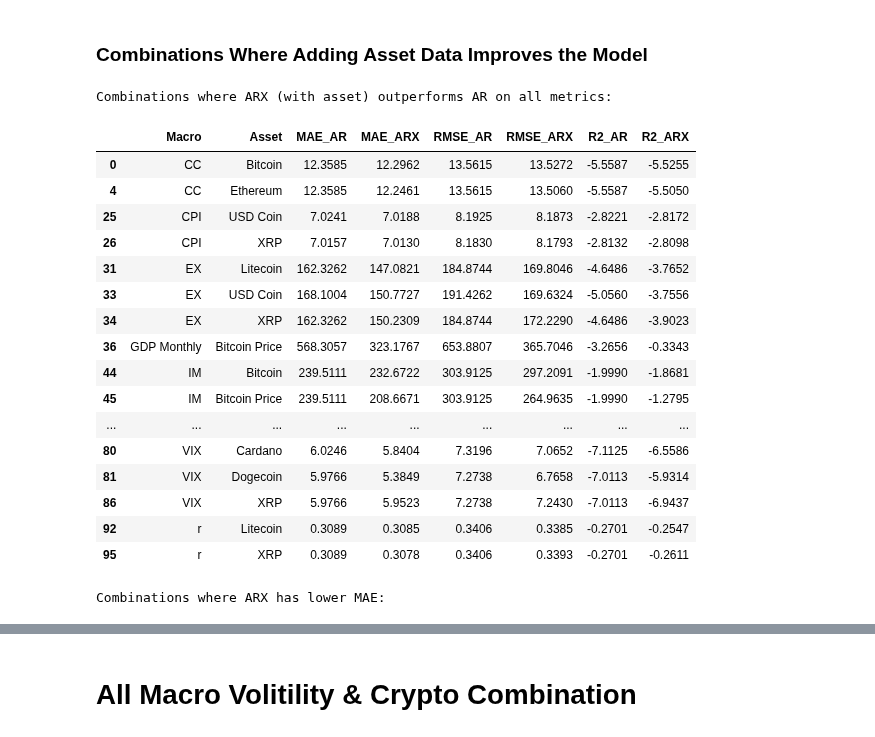
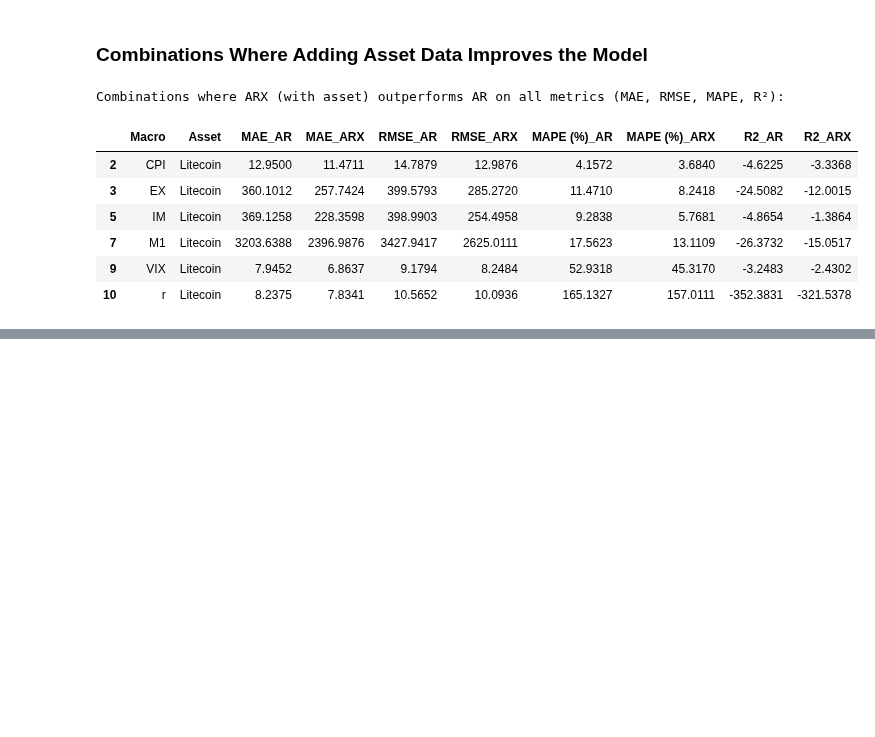
Before and after one commit to tianyishen701/CryptoMacroecon-Prediction-CSUREMM, a Jupyter notebook: AR.ipynb, the cells around one changed output, grey strips where cells are left out. Saved outputs shown, nothing was run; the diff lists cells and outputs as text; code cells hidden in the pictures; blank space fills up the shorter version.

```diff
--- a/AR.ipynb
+++ b/AR.ipynb
@@ -28,9 +30,7 @@ df.columns = df.columns.str.strip()
 macro_list = ['LFPR', 'CPI', 'r', 'M1', 'GDP Monthly', 'IM', 'EX', 'CC', 'CC Monthly % Change', 'VIX', 'MOVE']
 vol_macro_list = ['vol_LFPR', 'vol_CPI', 'vol_r', 'vol_M1', 'vol_GDP', 'vol_IM', 'vol_EX', 'vol_CC']
 asset_list= ['Bitcoin', 'Tether', 'Litecoin', 'XRP', 'Ethereum', 'Dogecoin', 'Cardano', 'USD Coin', 'Bitcoin Price']
-train_end = '2023-05-01'
-
-results_list = []
+train_end = '2022-10-01'
 # %%
 ar_orders = {}
 ar_orders['LFPR'] = {'p': 1, 'd': 1,'q': 0}
@@ -151,16 +203,0 @@ def run_model(df, macro, asset, plot):
-# %%
-results_list = []
-# Run through all combinations
-for macro in macro_list:
-    for asset in asset_list:
-        try:
-            result_metrics = run_model(df.copy(), macro, asset)
-            results_list.extend(result_metrics)
-        except Exception as e:
-            print(f"Error with {macro}-{asset}: {e}")
-            continue
-
-# Final table
-results_df = pd.DataFrame(results_list)
-pd.set_option('display.float_format', lambda x: f'{x:.4f}')
-display(HTML(results_df.to_html(max_rows=1000, max_cols=10, notebook=True, escape=False)))
@@ -189,54 +229,55 @@ Error with EX-Dogecoin: LU decomposition error.
 ### Combinations Where Adding Asset Data Improves the Model
 # %%
 # Reshape for comparison
-df_wide = results_df.pivot_table(
+df_wide = final_results.pivot_table(
     index=['Macro', 'Asset'],
     columns='Model',
-    values=['MAE', 'RMSE', 'R2']
+    values=['MAE', 'RMSE', 'R2', 'MAPE (%)']
 )
 
 df_wide.columns = ['_'.join(col).strip() for col in df_wide.columns.values]
 df_wide.reset_index(inplace=True)
 
 # Define better = lower RMSE, lower MAE, higher R²
 df_wide['ARX_better_RMSE'] = df_wide['RMSE_ARX'] < df_wide['RMSE_AR']
 df_wide['ARX_better_MAE'] = df_wide['MAE_ARX'] < df_wide['MAE_AR']
+df_wide['ARX_better_MAPE'] = df_wide['MAPE (%)_ARX'] < df_wide['MAPE (%)_AR']
 df_wide['ARX_better_R2']  = df_wide['R2_ARX']  > df_wide['R2_AR']
 
 # Filter: only combinations where ARX is better by **all** metrics
 better_all = df_wide[
     (df_wide['ARX_better_RMSE']) &
     (df_wide['ARX_better_MAE']) &
+    (df_wide['ARX_better_MAPE']) &
     (df_wide['ARX_better_R2'])
 ]
 
 # Display results
 if not better_all.empty:
-    print("Combinations where ARX (with asset) outperforms AR on all metrics:")
-    display(better_all[['Macro', 'Asset', 'MAE_AR', 'MAE_ARX', 'RMSE_AR', 'RMSE_ARX', 'R2_AR', 'R2_ARX']])
+    print("Combinations where ARX (with asset) outperforms AR on all metrics (MAE, RMSE, MAPE, R²):")
+    display(better_all[['Macro', 'Asset', 'MAE_AR', 'MAE_ARX', 'RMSE_AR', 'RMSE_ARX', 'MAPE (%)_AR', 'MAPE (%)_ARX', 'R2_AR', 'R2_ARX']])
 else:
     print("No combination found where ARX beats AR across MAE, RMSE, and R².")
 
-# If you're interested in partial wins (e.g. just RMSE or R²), you can display those too:
-print("Combinations where ARX has lower MAE:")
-display(df_wide[df_wide['ARX_better_MAE']][['Macro', 'Asset', 'MAE_AR', 'MAE_ARX', 'R2_AR', 'R2_ARX']])
+
+# Partial wins
+# print("\n Combinations where ARX has lower MAE:")
+# display(df_wide[df_wide['ARX_better_MAE']][['Macro', 'Asset', 'MAE_AR', 'MAE_ARX']])
+
+# print("\n Combinations where ARX has lower RMSE:")
+# display(df_wide[df_wide['ARX_better_RMSE']][['Macro', 'Asset', 'RMSE_AR', 'RMSE_ARX']])
+
+# print("\n Combinations where ARX has lower MAPE:")
+# display(df_wide[df_wide['ARX_better_MAPE']][['Macro', 'Asset', 'MAPE (%)_AR', 'MAPE (%)_ARX']])
+
+# print("\n Combinations where ARX has higher R²:")
+# display(df_wide[df_wide['ARX_better_R2']][['Macro', 'Asset', 'R2_AR', 'R2_ARX']])
 # %% [output]
-Combinations where ARX (with asset) outperforms AR on all metrics:
+Combinations where ARX (with asset) outperforms AR on all metrics (MAE, RMSE, MAPE, R²):
-|  | Macro | Asset | MAE_AR | MAE_ARX | RMSE_AR | RMSE_ARX | R2_AR | R2_ARX |
-| 0 | CC | Bitcoin | 12.3585 | 12.2962 | 13.5615 | 13.5272 | -5.5587 | -5.5255 |
-| 4 | CC | Ethereum | 12.3585 | 12.2461 | 13.5615 | 13.5060 | -5.5587 | -5.5050 |
-| 25 | CPI | USD Coin | 7.0241 | 7.0188 | 8.1925 | 8.1873 | -2.8221 | -2.8172 |
-| 26 | CPI | XRP | 7.0157 | 7.0130 | 8.1830 | 8.1793 | -2.8132 | -2.8098 |
-| 31 | EX | Litecoin | 162.3262 | 147.0821 | 184.8744 | 169.8046 | -4.6486 | -3.7652 |
-| 33 | EX | USD Coin | 168.1004 | 150.7727 | 191.4262 | 169.6324 | -5.0560 | -3.7556 |
-| 34 | EX | XRP | 162.3262 | 150.2309 | 184.8744 | 172.2290 | -4.6486 | -3.9023 |
-| 36 | GDP Monthly | Bitcoin Price | 568.3057 | 323.1767 | 653.8807 | 365.7046 | -3.2656 | -0.3343 |
-| 44 | IM | Bitcoin | 239.5111 | 232.6722 | 303.9125 | 297.2091 | -1.9990 | -1.8681 |
-| 45 | IM | Bitcoin Price | 239.5111 | 208.6671 | 303.9125 | 264.9635 | -1.9990 | -1.2795 |
-| ... | ... | ... | ... | ... | ... | ... | ... | ... |
-| 80 | VIX | Cardano | 6.0246 | 5.8404 | 7.3196 | 7.0652 | -7.1125 | -6.5586 |
-| 81 | VIX | Dogecoin | 5.9766 | 5.3849 | 7.2738 | 6.7658 | -7.0113 | -5.9314 |
-| 86 | VIX | XRP | 5.9766 | 5.9523 | 7.2738 | 7.2430 | -7.0113 | -6.9437 |
-| 92 | r | Litecoin | 0.3089 | 0.3085 | 0.3406 | 0.3385 | -0.2701 | -0.2547 |
-| 95 | r | XRP | 0.3089 | 0.3078 | 0.3406 | 0.3393 | -0.2701 | -0.2611 |
+|  | Macro | Asset | MAE_AR | MAE_ARX | RMSE_AR | RMSE_ARX | MAPE (%)_AR | MAPE (%)_ARX | R2_AR | R2_ARX |
+| 2 | CPI | Litecoin | 12.9500 | 11.4711 | 14.7879 | 12.9876 | 4.1572 | 3.6840 | -4.6225 | -3.3368 |
+| 3 | EX | Litecoin | 360.1012 | 257.7424 | 399.5793 | 285.2720 | 11.4710 | 8.2418 | -24.5082 | -12.0015 |
+| 5 | IM | Litecoin | 369.1258 | 228.3598 | 398.9903 | 254.4958 | 9.2838 | 5.7681 | -4.8654 | -1.3864 |
+| 7 | M1 | Litecoin | 3203.6388 | 2396.9876 | 3427.9417 | 2625.0111 | 17.5623 | 13.1109 | -26.3732 | -15.0517 |
+| 9 | VIX | Litecoin | 7.9452 | 6.8637 | 9.1794 | 8.2484 | 52.9318 | 45.3170 | -3.2483 | -2.4302 |
+| 10 | r | Litecoin | 8.2375 | 7.8341 | 10.5652 | 10.0936 | 165.1327 | 157.0111 | -352.3831 | -321.5378 |
-Combinations where ARX has lower MAE:
@@ -260,2 +283,0 @@ Combinations where ARX has lower MAE:
-# %% [markdown]
-# All Macro Volitility & Crypto Combination
```
Also changed, not shown: parts of 17 cells of this notebook.
